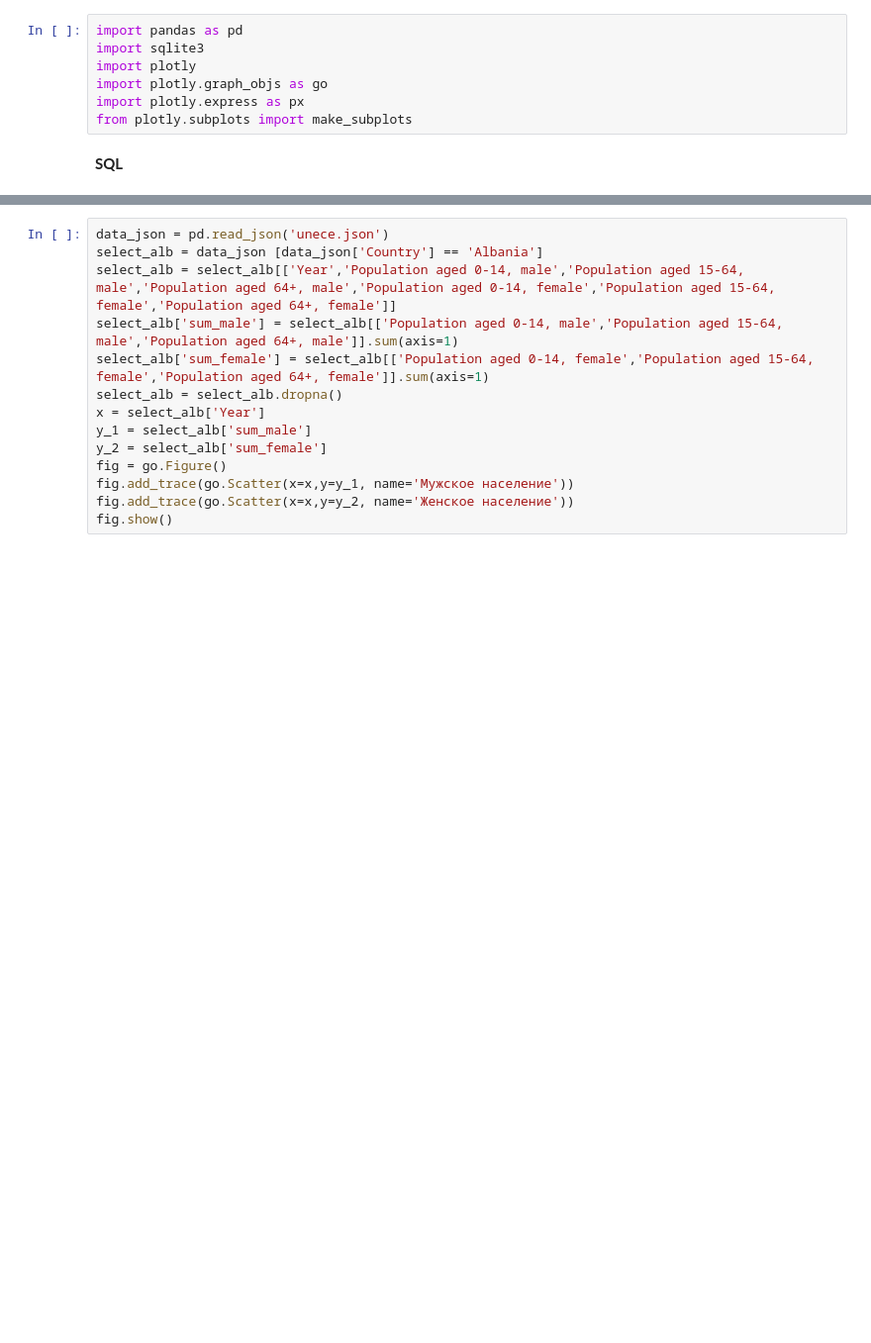
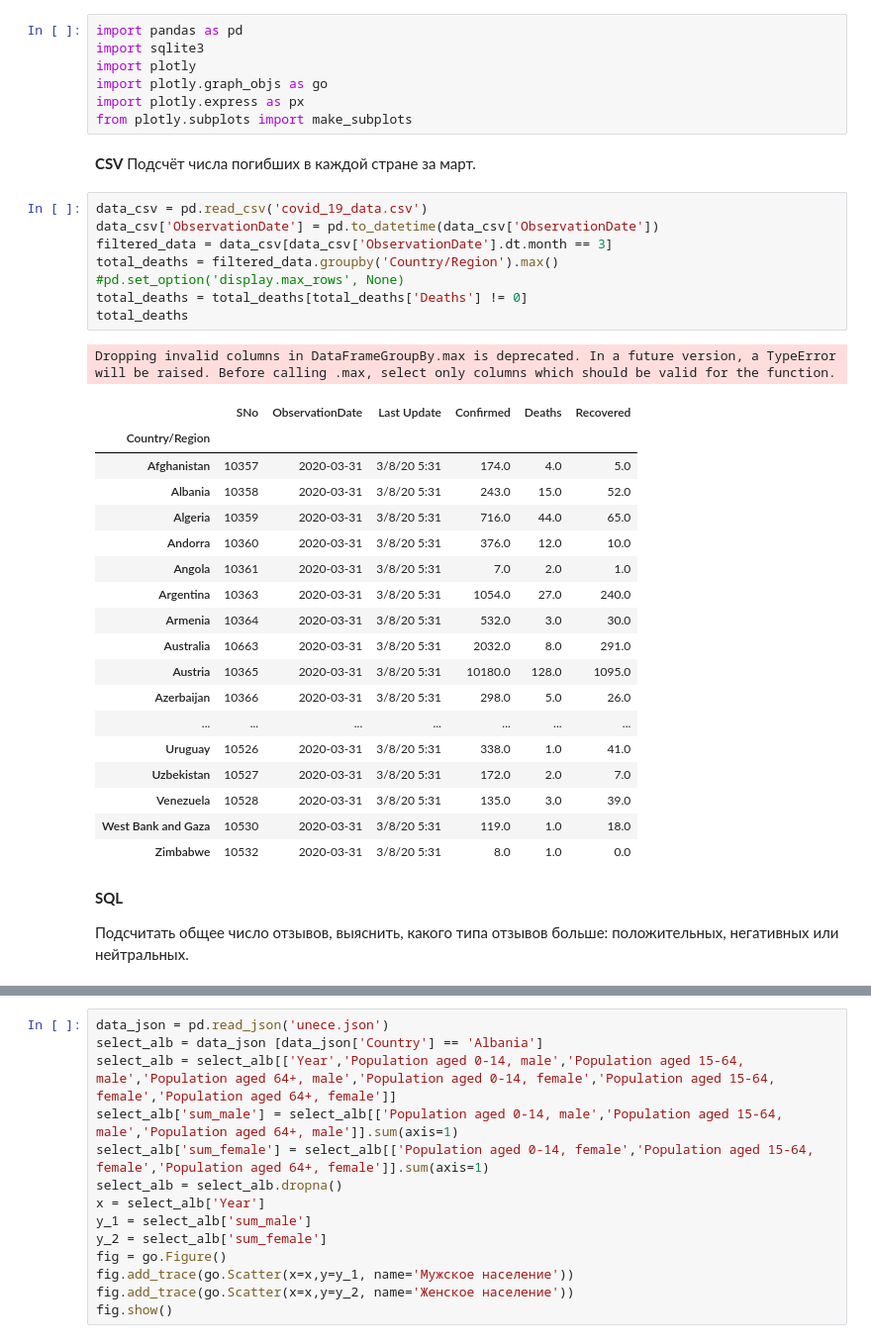
Before and after one commit to pluggarose/BigData, a Jupyter notebook: Lab1/Вариант 1/Lab1.ipynb, the cells around one changed output, grey strips where cells are left out. Shown at 99% size. Cells and saved outputs as stored; diff of their text form; blank space fills up the shorter version.

```diff
--- a/Lab1/Вариант 1/Lab1.ipynb
+++ b/Lab1/Вариант 1/Lab1.ipynb
@@ -5,8 +5,41 @@ import plotly
 import plotly.graph_objs as go
 import plotly.express as px
 from plotly.subplots import make_subplots
-# %% [markdown]
-**SQL**
+# %% [markdown]
+**CSV**
+Подсчёт числа погибших в каждой стране за март.
+# %%
+data_csv = pd.read_csv('covid_19_data.csv')
+data_csv['ObservationDate'] = pd.to_datetime(data_csv['ObservationDate'])
+filtered_data = data_csv[data_csv['ObservationDate'].dt.month == 3]
+total_deaths = filtered_data.groupby('Country/Region').max()
+#pd.set_option('display.max_rows', None)
+total_deaths = total_deaths[total_deaths['Deaths'] != 0]
+total_deaths
+# %% [output]
+Dropping invalid columns in DataFrameGroupBy.max is deprecated. In a future version, a TypeError will be raised. Before calling .max, select only columns which should be valid for the function.
+|  | SNo | ObservationDate | Last Update | Confirmed | Deaths | Recovered |
+| Country/Region |  |  |  |  |  |  |
+| Afghanistan | 10357 | 2020-03-31 | 3/8/20 5:31 | 174.0 | 4.0 | 5.0 |
+| Albania | 10358 | 2020-03-31 | 3/8/20 5:31 | 243.0 | 15.0 | 52.0 |
+| Algeria | 10359 | 2020-03-31 | 3/8/20 5:31 | 716.0 | 44.0 | 65.0 |
+| Andorra | 10360 | 2020-03-31 | 3/8/20 5:31 | 376.0 | 12.0 | 10.0 |
+| Angola | 10361 | 2020-03-31 | 3/8/20 5:31 | 7.0 | 2.0 | 1.0 |
+| Argentina | 10363 | 2020-03-31 | 3/8/20 5:31 | 1054.0 | 27.0 | 240.0 |
+| Armenia | 10364 | 2020-03-31 | 3/8/20 5:31 | 532.0 | 3.0 | 30.0 |
+| Australia | 10663 | 2020-03-31 | 3/8/20 5:31 | 2032.0 | 8.0 | 291.0 |
+| Austria | 10365 | 2020-03-31 | 3/8/20 5:31 | 10180.0 | 128.0 | 1095.0 |
+| Azerbaijan | 10366 | 2020-03-31 | 3/8/20 5:31 | 298.0 | 5.0 | 26.0 |
+| ... | ... | ... | ... | ... | ... | ... |
+| Uruguay | 10526 | 2020-03-31 | 3/8/20 5:31 | 338.0 | 1.0 | 41.0 |
+| Uzbekistan | 10527 | 2020-03-31 | 3/8/20 5:31 | 172.0 | 2.0 | 7.0 |
+| Venezuela | 10528 | 2020-03-31 | 3/8/20 5:31 | 135.0 | 3.0 | 39.0 |
+| West Bank and Gaza | 10530 | 2020-03-31 | 3/8/20 5:31 | 119.0 | 1.0 | 18.0 |
+| Zimbabwe | 10532 | 2020-03-31 | 3/8/20 5:31 | 8.0 | 1.0 | 0.0 |
+# %% [markdown]
+**SQL**
+
+Подсчитать  общее  число  отзывов,  выяснить, какого типа отзывов больше: положительных, негативных или нейтральных.
 # %%
 con = sqlite3.connect("database.sqlite")
 df = pd.read_sql_query("SELECT * FROM Tweets", con)
```
Also changed, not shown: parts of 5 cells of this notebook.
